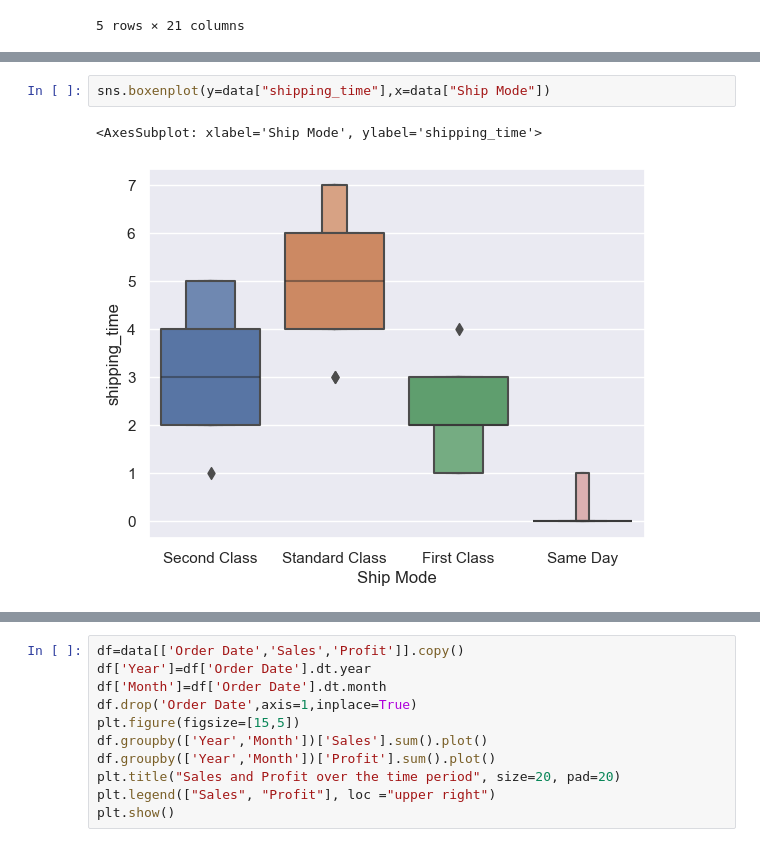
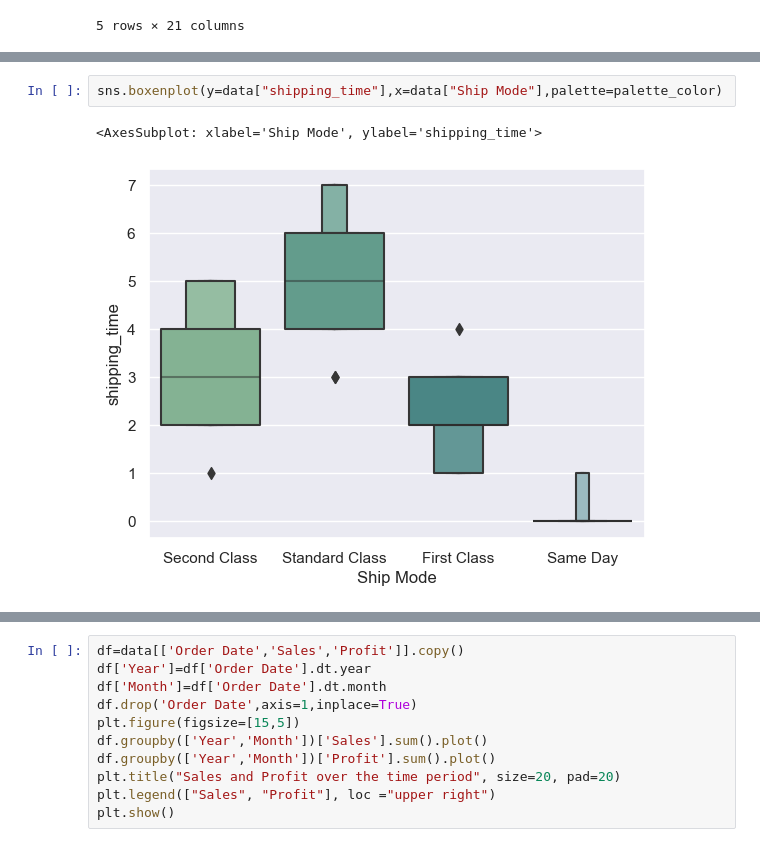
Before and after one commit to usersuman/customer_optimization, a Jupyter notebook: sales_analysis.ipynb, the cells around one changed output, grey strips where cells are left out. Saved outputs shown, nothing was run; the diff lists cells and outputs as text.

```diff
--- a/sales_analysis.ipynb
+++ b/sales_analysis.ipynb
@@ -87,7 +140,7 @@ data.head()
 | 4 | 5 | US-2015-108966 | 2015-10-11 | 2015-10-18 | Standard Class | SO-20335 | Sean O'Donnell | Consumer | United States | ... |
 5 rows × 22 columns
 # %%
-sns.boxenplot(y=data["shipping_time"],x=data["Ship Mode"])
+sns.boxenplot(y=data["shipping_time"],x=data["Ship Mode"],palette=palette_color)
 # %% [output]
 <AxesSubplot: xlabel='Ship Mode', ylabel='shipping_time'>
-[figure, old version]
+[figure, new version]
```
Also changed, not shown: parts of 46 cells of this notebook.
